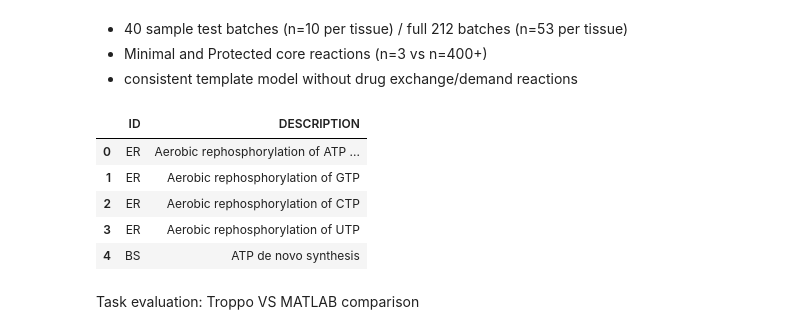
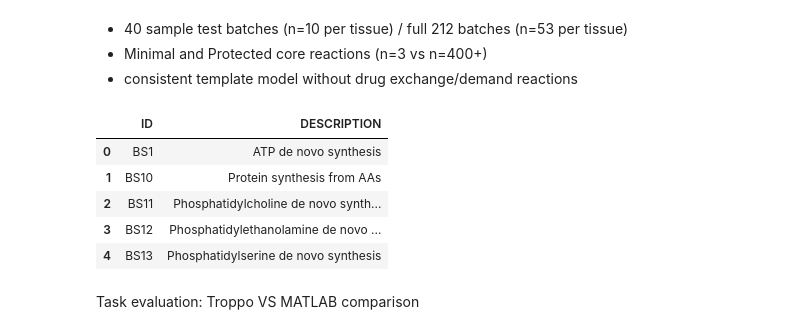
Before and after one commit to MariaPessoa/thesis_annexes, a Jupyter notebook: results_graphs_clean.ipynb, the cells around one changed output. Cells and saved outputs as stored; diff of their text form; code cells hidden in the pictures.

```diff
--- a/results_graphs_clean.ipynb
+++ b/results_graphs_clean.ipynb
@@ -36,16 +36,31 @@ def tasks_to_df(pddf):
 # %%
 siglas = pd.read_excel(os.path.join(ROOT_FOLDER,"Human-GEM","data","metabolicTasks", 'metabolicTasks_Essential.xlsx')
                       ).iloc[0,1].split(";")
-ess_tsks = pd.read_excel(os.path.join(ROOT_FOLDER,"Human-GEM","data","metabolicTasks", 'metabolicTasks_Essential.xlsx'),
-                        header=0).iloc[2:,1:3].dropna(subset=["DESCRIPTION"]).reset_index().iloc[:,1:]
-ess_tsks.head()
+
+tdf = pd.read_excel(os.path.join(ROOT_FOLDER,"Human-GEM","data","metabolicTasks", 'metabolicTasks_Essential.xlsx'))
+valid_tdf = tdf.loc[tdf.iloc[:, 0] != '#', :].iloc[:, 1:]
+
+from collections import Counter
+id_counter = Counter()
+
+real_id = []
+for i in valid_tdf['ID'].fillna(-1):
+    if i != -1:
+        id_counter[i] += 1
+        real_id.append(str(i) + str(id_counter[i]))
+    else:
+        real_id.append(real_id[-1])
+valid_tdf['ID'] = real_id
-# %% [output]
-|  | ID | DESCRIPTION |
-| 0 | ER | Aerobic rephosphorylation of ATP ... |
-| 1 | ER | Aerobic rephosphorylation of GTP |
-| 2 | ER | Aerobic rephosphorylation of CTP |
-| 3 | ER | Aerobic rephosphorylation of UTP |
-| 4 | BS | ATP de novo synthesis |
+# %%
+ess_tsks = valid_tdf.dropna(subset=["DESCRIPTION"]).sort_values("ID").reset_index().iloc[:,1:3]
+ess_tsks.head()
+# %% [output]
+|  | ID | DESCRIPTION |
+| 0 | BS1 | ATP de novo synthesis |
+| 1 | BS10 | Protein synthesis from AAs |
+| 2 | BS11 | Phosphatidylcholine de novo synth... |
+| 3 | BS12 | Phosphatidylethanolamine de novo ... |
+| 4 | BS13 | Phosphatidylserine de novo synthesis |
 # %% [markdown]
 Task evaluation: Troppo VS MATLAB comparison
 # %%
```
Also changed, not shown: parts of 6 cells of this notebook.
